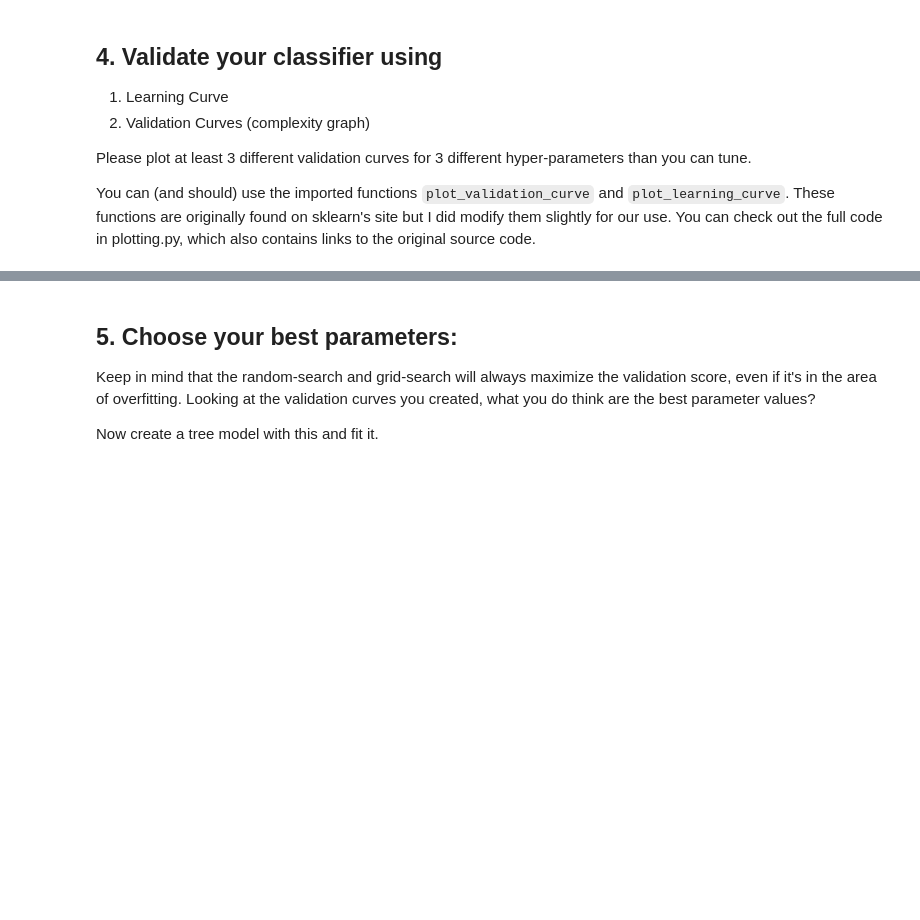
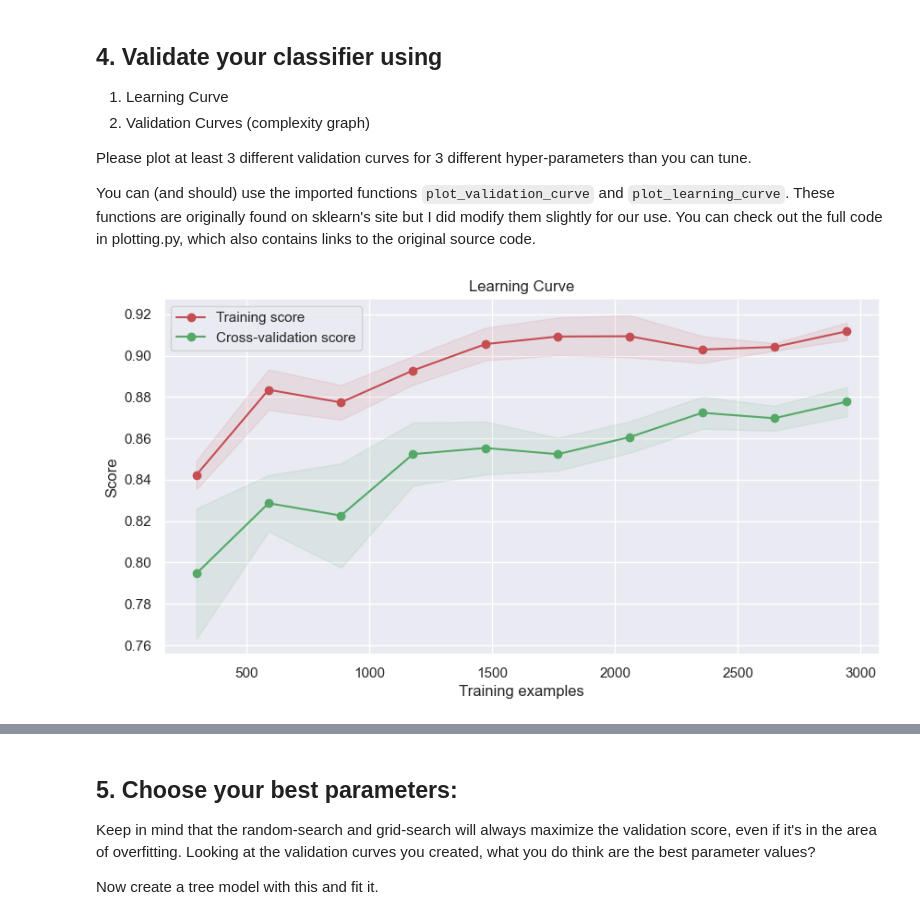
Before and after one commit to fan-yang-md/codingnomads, a Jupyter notebook: data-science-machine-learning-main/notebooks/07_Decision_Trees_Cross_Validation.ipynb, the cells around one changed output, grey strips where cells are left out. Saved outputs shown, nothing was run; the diff lists cells and outputs as text; code cells hidden in the pictures; blank space fills up the shorter version.

Commit message:
ensemble decision trees

```diff
--- a/data-science-machine-learning-main/notebooks/07_Decision_Trees_Cross_Validation.ipynb
+++ b/data-science-machine-learning-main/notebooks/07_Decision_Trees_Cross_Validation.ipynb
@@ -289,7 +308,9 @@ sns.histplot(scipy.stats.randint(0,50).rvs(1000), kde=True);
 # %% [markdown]
 So we need to choose a distribution for our grid-search. Based on what area we want to search we can choose uniform or int-converted gaussian. If we choose guassian we can "target" it by adjusting the mean and std, similarly we can set the range on the uniform distribution (the low and high ends).  You can decide what you want for your distribution. I will give you on example of how to setup the paramter grid for randomized search below.
 # %%
-rand_params = { 'max_depth': scipy.stats.randint(2,100),}
+rand_params = {'max_depth': scipy.stats.randint(2,100),
+               'min_samples_leaf': scipy.stats.randint(2,50),
+               'max_leaf_nodes':scipy.stats.randint(2,50)}
 
 ## note that we don't say "how many" samples to draw in the param grid.
 ## We will do that below when we create the RandomizedSearchCV object
@@ -304,0 +324,4 @@ rand_search = RandomizedSearchCV()
+# %%
+rand_search = RandomizedSearchCV(DecisionTreeClassifier(),rand_params,n_iter=20,scoring='f1',cv=StratifiedKFold(n_splits=5))
+# %%
+rand_search.fit(X_train, y_train)
@@ -318,3 +359,9 @@ Why? Why not?
 Please plot at least 3 different validation curves for 3 different hyper-parameters than you can tune.
 
 You can (and should) use the imported functions `plot_validation_curve` and `plot_learning_curve`. These functions are originally found on sklearn's site but I did modify them slightly for our use. You can check out the full code in plotting.py, which also contains links to the original source code.
+# %%
+fig = plot_learning_curve(rand_search.best_estimator_, X_train, y_train,
+                            cv=StratifiedKFold(n_splits=5), train_sizes= np.linspace(0.1,1,10),
+                            scoring='f1')
+# %% [output]
+[figure, added]
```
Also changed, not shown: parts of 32 cells of this notebook.
